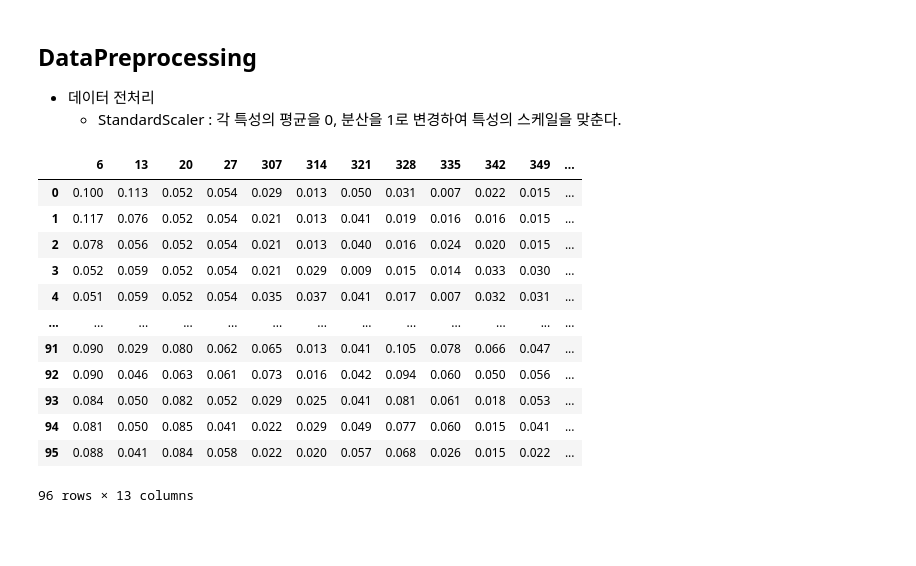
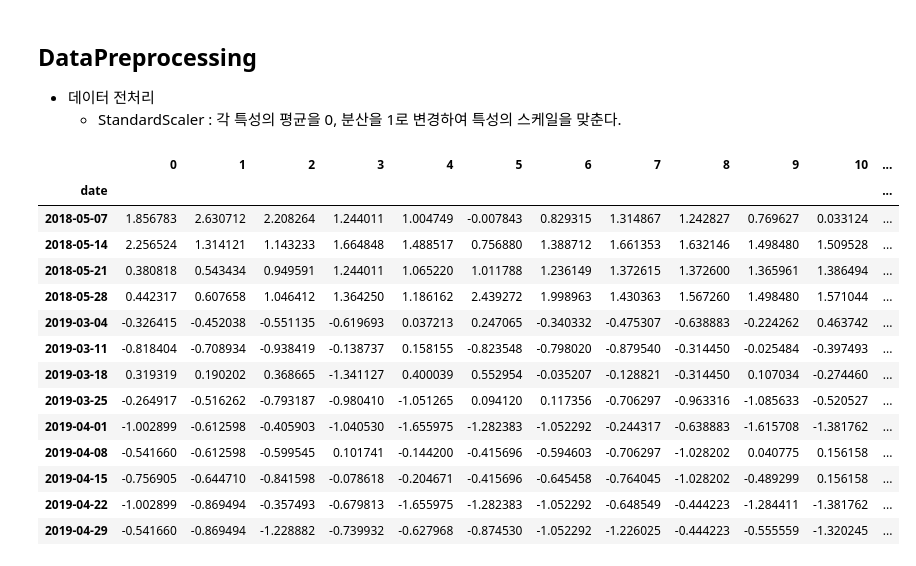
Before and after one commit to formegusto/pattern-recognition, a Jupyter notebook: 03.houself_clustering.ipynb, the cells around one changed output. Cells and saved outputs as stored; diff of their text form; code cells hidden in the pictures; blank space fills up the shorter version.

```diff
--- a/03.houself_clustering.ipynb
+++ b/03.houself_clustering.ipynb
@@ -151,19 +155,26 @@ DataPreprocessing
         스케일을 맞춘다.
 # %%
 dpp = datas[datas.columns.difference(['date', 'year', 'month', 'day'])]
-dpp = dpp.T
+dpp = dpp
+
+scaler = StandardScaler()
+dpp = pd.DataFrame(scaler.fit_transform(dpp))
+
+dpp.index = datas['date']
 dpp
 # %% [output]
-|  | 6 | 13 | 20 | 27 | 307 | 314 | 321 | 328 | 335 | 342 | 349 | ... |
-| 0 | 0.100 | 0.113 | 0.052 | 0.054 | 0.029 | 0.013 | 0.050 | 0.031 | 0.007 | 0.022 | 0.015 | ... |
-| 1 | 0.117 | 0.076 | 0.052 | 0.054 | 0.021 | 0.013 | 0.041 | 0.019 | 0.016 | 0.016 | 0.015 | ... |
-| 2 | 0.078 | 0.056 | 0.052 | 0.054 | 0.021 | 0.013 | 0.040 | 0.016 | 0.024 | 0.020 | 0.015 | ... |
-| 3 | 0.052 | 0.059 | 0.052 | 0.054 | 0.021 | 0.029 | 0.009 | 0.015 | 0.014 | 0.033 | 0.030 | ... |
-| 4 | 0.051 | 0.059 | 0.052 | 0.054 | 0.035 | 0.037 | 0.041 | 0.017 | 0.007 | 0.032 | 0.031 | ... |
-| ... | ... | ... | ... | ... | ... | ... | ... | ... | ... | ... | ... | ... |
-| 91 | 0.090 | 0.029 | 0.080 | 0.062 | 0.065 | 0.013 | 0.041 | 0.105 | 0.078 | 0.066 | 0.047 | ... |
-| 92 | 0.090 | 0.046 | 0.063 | 0.061 | 0.073 | 0.016 | 0.042 | 0.094 | 0.060 | 0.050 | 0.056 | ... |
-| 93 | 0.084 | 0.050 | 0.082 | 0.052 | 0.029 | 0.025 | 0.041 | 0.081 | 0.061 | 0.018 | 0.053 | ... |
-| 94 | 0.081 | 0.050 | 0.085 | 0.041 | 0.022 | 0.029 | 0.049 | 0.077 | 0.060 | 0.015 | 0.041 | ... |
-| 95 | 0.088 | 0.041 | 0.084 | 0.058 | 0.022 | 0.020 | 0.057 | 0.068 | 0.026 | 0.015 | 0.022 | ... |
+|  | 0 | 1 | 2 | 3 | 4 | 5 | 6 | 7 | 8 | 9 | 10 | ... |
+| date |  |  |  |  |  |  |  |  |  |  |  | ... |
+| 2018-05-07 | 1.856783 | 2.630712 | 2.208264 | 1.244011 | 1.004749 | -0.007843 | 0.829315 | 1.314867 | 1.242827 | 0.769627 | 0.033124 | ... |
+| 2018-05-14 | 2.256524 | 1.314121 | 1.143233 | 1.664848 | 1.488517 | 0.756880 | 1.388712 | 1.661353 | 1.632146 | 1.498480 | 1.509528 | ... |
+| 2018-05-21 | 0.380818 | 0.543434 | 0.949591 | 1.244011 | 1.065220 | 1.011788 | 1.236149 | 1.372615 | 1.372600 | 1.365961 | 1.386494 | ... |
+| 2018-05-28 | 0.442317 | 0.607658 | 1.046412 | 1.364250 | 1.186162 | 2.439272 | 1.998963 | 1.430363 | 1.567260 | 1.498480 | 1.571044 | ... |
+| 2019-03-04 | -0.326415 | -0.452038 | -0.551135 | -0.619693 | 0.037213 | 0.247065 | -0.340332 | -0.475307 | -0.638883 | -0.224262 | 0.463742 | ... |
+| 2019-03-11 | -0.818404 | -0.708934 | -0.938419 | -0.138737 | 0.158155 | -0.823548 | -0.798020 | -0.879540 | -0.314450 | -0.025484 | -0.397493 | ... |
+| 2019-03-18 | 0.319319 | 0.190202 | 0.368665 | -1.341127 | 0.400039 | 0.552954 | -0.035207 | -0.128821 | -0.314450 | 0.107034 | -0.274460 | ... |
+| 2019-03-25 | -0.264917 | -0.516262 | -0.793187 | -0.980410 | -1.051265 | 0.094120 | 0.117356 | -0.706297 | -0.963316 | -1.085633 | -0.520527 | ... |
+| 2019-04-01 | -1.002899 | -0.612598 | -0.405903 | -1.040530 | -1.655975 | -1.282383 | -1.052292 | -0.244317 | -0.638883 | -1.615708 | -1.381762 | ... |
+| 2019-04-08 | -0.541660 | -0.612598 | -0.599545 | 0.101741 | -0.144200 | -0.415696 | -0.594603 | -0.706297 | -1.028202 | 0.040775 | 0.156158 | ... |
+| 2019-04-15 | -0.756905 | -0.644710 | -0.841598 | -0.078618 | -0.204671 | -0.415696 | -0.645458 | -0.764045 | -1.028202 | -0.489299 | 0.156158 | ... |
+| 2019-04-22 | -1.002899 | -0.869494 | -0.357493 | -0.679813 | -1.655975 | -1.282383 | -1.052292 | -0.648549 | -0.444223 | -1.284411 | -1.381762 | ... |
+| 2019-04-29 | -0.541660 | -0.869494 | -1.228882 | -0.739932 | -0.627968 | -0.874530 | -1.052292 | -1.226025 | -0.444223 | -0.555559 | -1.320245 | ... |
-96 rows × 13 columns
```
Also changed, not shown: parts of 10 cells of this notebook.
